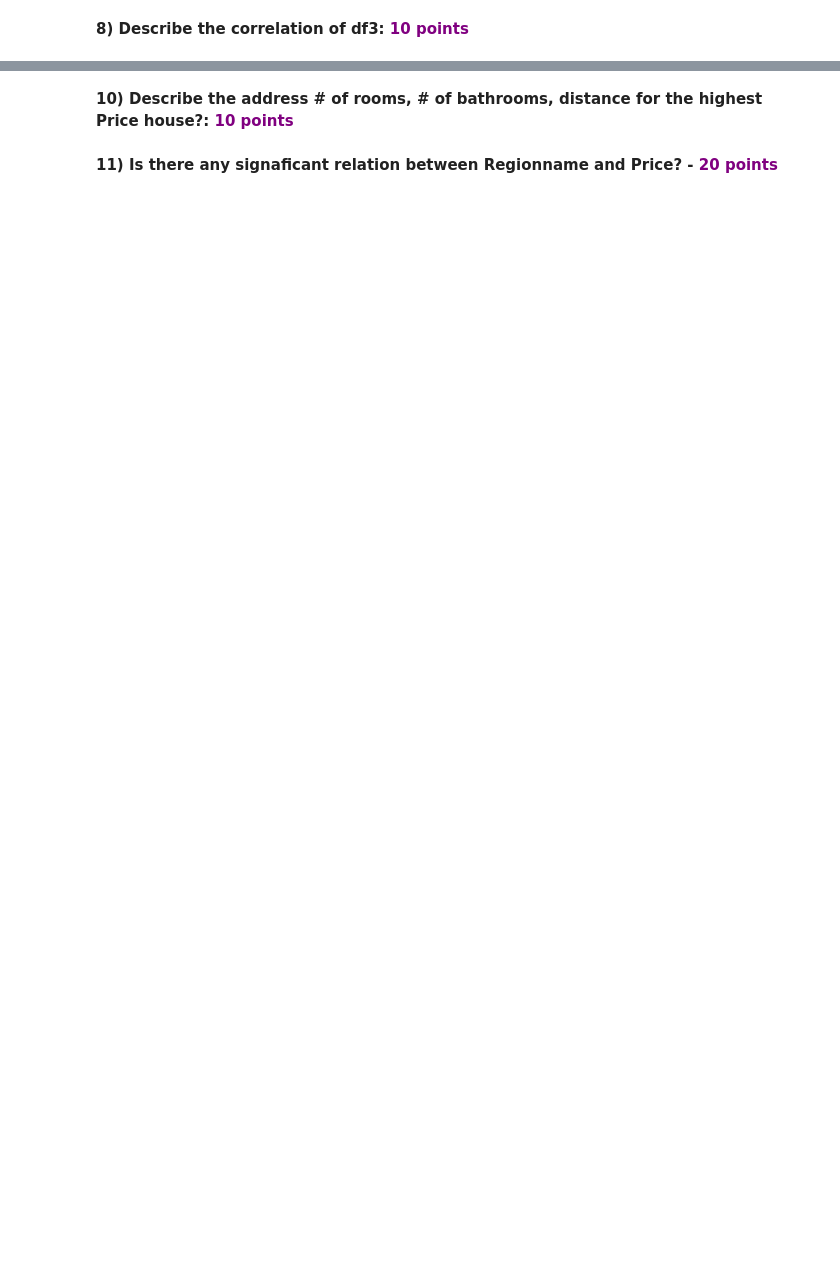
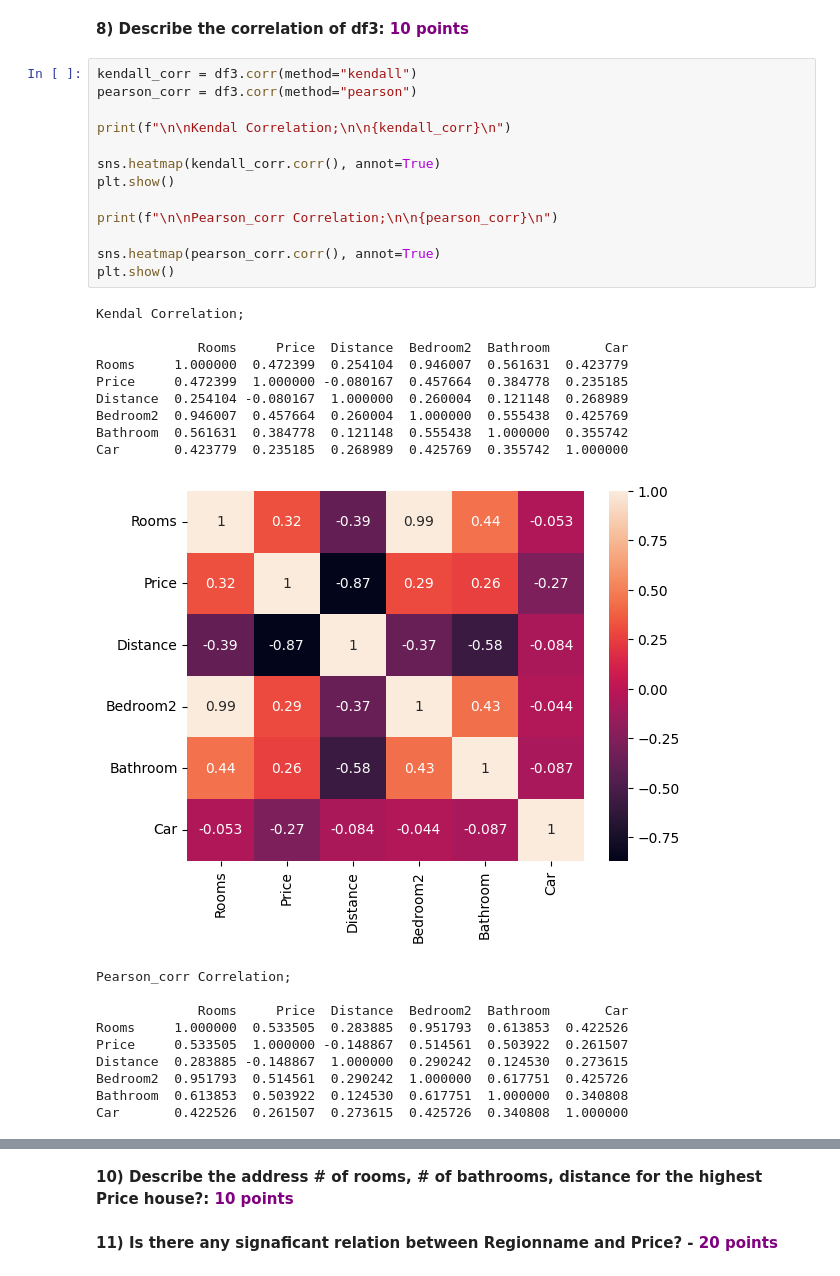
Before and after one commit to MSc-in-Software-Engineer/data-visualization, a Jupyter notebook: #2_homework/Assignment 2.ipynb, the cells around one changed output, grey strips where cells are left out. Cells and saved outputs as stored; diff of their text form; blank space fills up the shorter version.

```diff
--- a/#2_homework/Assignment 2.ipynb
+++ b/#2_homework/Assignment 2.ipynb
@@ -49,2 +185,35 @@ plt.figure(figsize=(12,8))
 # %% [markdown]
 __8) Describe the correlation of df3: <font color='purple'> 10 points </font>__
+# %%
+kendall_corr = df3.corr(method="kendall")
+pearson_corr = df3.corr(method="pearson")
+
+print(f"\n\nKendal Correlation;\n\n{kendall_corr}\n")
+
+sns.heatmap(kendall_corr.corr(), annot=True)
+plt.show()
+
+print(f"\n\nPearson_corr Correlation;\n\n{pearson_corr}\n")
+
+sns.heatmap(pearson_corr.corr(), annot=True)
+plt.show()
+# %% [output]
+Kendal Correlation;
+
+             Rooms     Price  Distance  Bedroom2  Bathroom       Car
+Rooms     1.000000  0.472399  0.254104  0.946007  0.561631  0.423779
+Price     0.472399  1.000000 -0.080167  0.457664  0.384778  0.235185
+Distance  0.254104 -0.080167  1.000000  0.260004  0.121148  0.268989
+Bedroom2  0.946007  0.457664  0.260004  1.000000  0.555438  0.425769
+Bathroom  0.561631  0.384778  0.121148  0.555438  1.000000  0.355742
+Car       0.423779  0.235185  0.268989  0.425769  0.355742  1.000000
+[figure, added]
+Pearson_corr Correlation;
+
+             Rooms     Price  Distance  Bedroom2  Bathroom       Car
+Rooms     1.000000  0.533505  0.283885  0.951793  0.613853  0.422526
+Price     0.533505  1.000000 -0.148867  0.514561  0.503922  0.261507
+Distance  0.283885 -0.148867  1.000000  0.290242  0.124530  0.273615
+Bedroom2  0.951793  0.514561  0.290242  1.000000  0.617751  0.425726
+Bathroom  0.613853  0.503922  0.124530  0.617751  1.000000  0.340808
+Car       0.422526  0.261507  0.273615  0.425726  0.340808  1.000000
```
Also changed, not shown: parts of 13 cells of this notebook, 2 other files.
